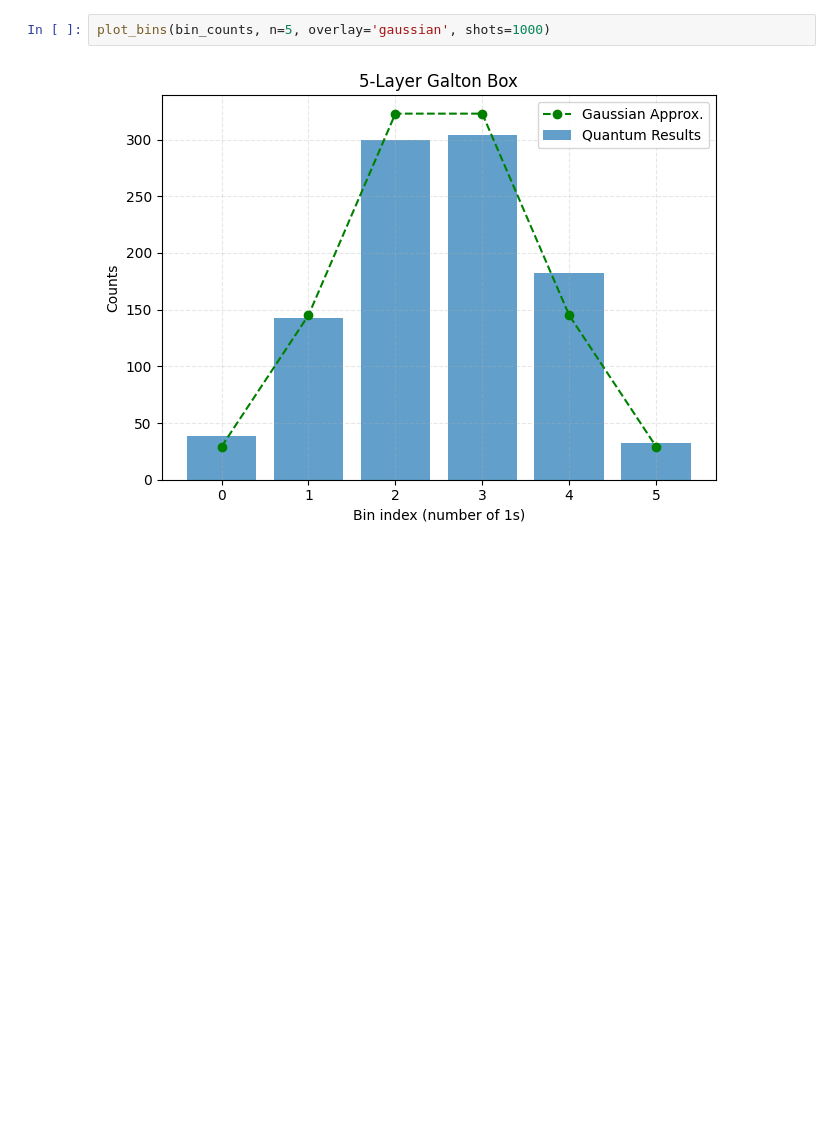
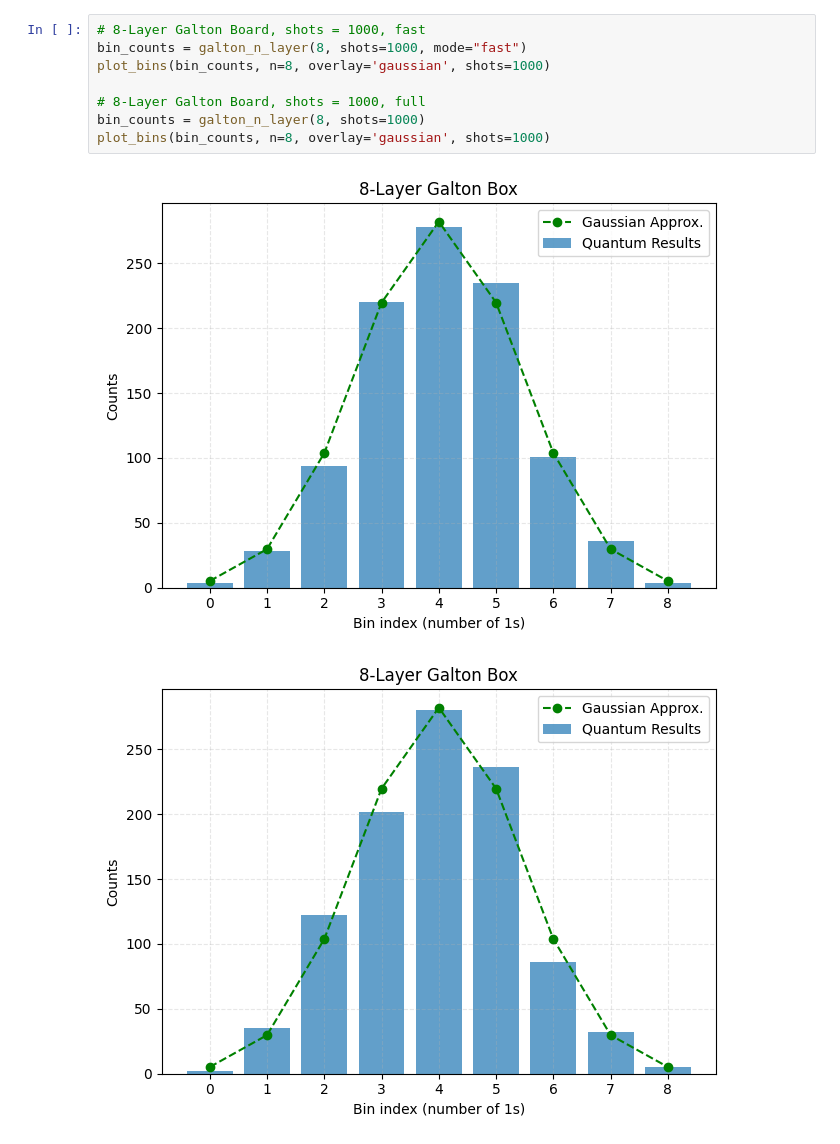
Before and after one commit to ismail-mehmood/quantum_nnl_project, a Jupyter notebook: notebooks/galton_box_demo.ipynb, the cells around one changed output. Cells and saved outputs as stored; diff of their text form; blank space fills up the shorter version.

```diff
--- a/notebooks/galton_box_demo.ipynb
+++ b/notebooks/galton_box_demo.ipynb
@@ -39,5 +124,12 @@ plot_bins(bin_counts, n=5, overlay='binomial', shots=1000)
 # %%
-plot_bins(bin_counts, n=5, overlay='gaussian', shots=1000)
+# 8-Layer Galton Board, shots = 1000, fast
+bin_counts = galton_n_layer(8, shots=1000, mode="fast")
+plot_bins(bin_counts, n=8, overlay='gaussian', shots=1000)
+
+# 8-Layer Galton Board, shots = 1000, full
+bin_counts = galton_n_layer(8, shots=1000)
+plot_bins(bin_counts, n=8, overlay='gaussian', shots=1000)
 # %% [output]
-[figure, old version]
+[figure, new version]
+[figure, added]
 # %%
```
Also changed, not shown: parts of 19 cells of this notebook, 9 other files.
